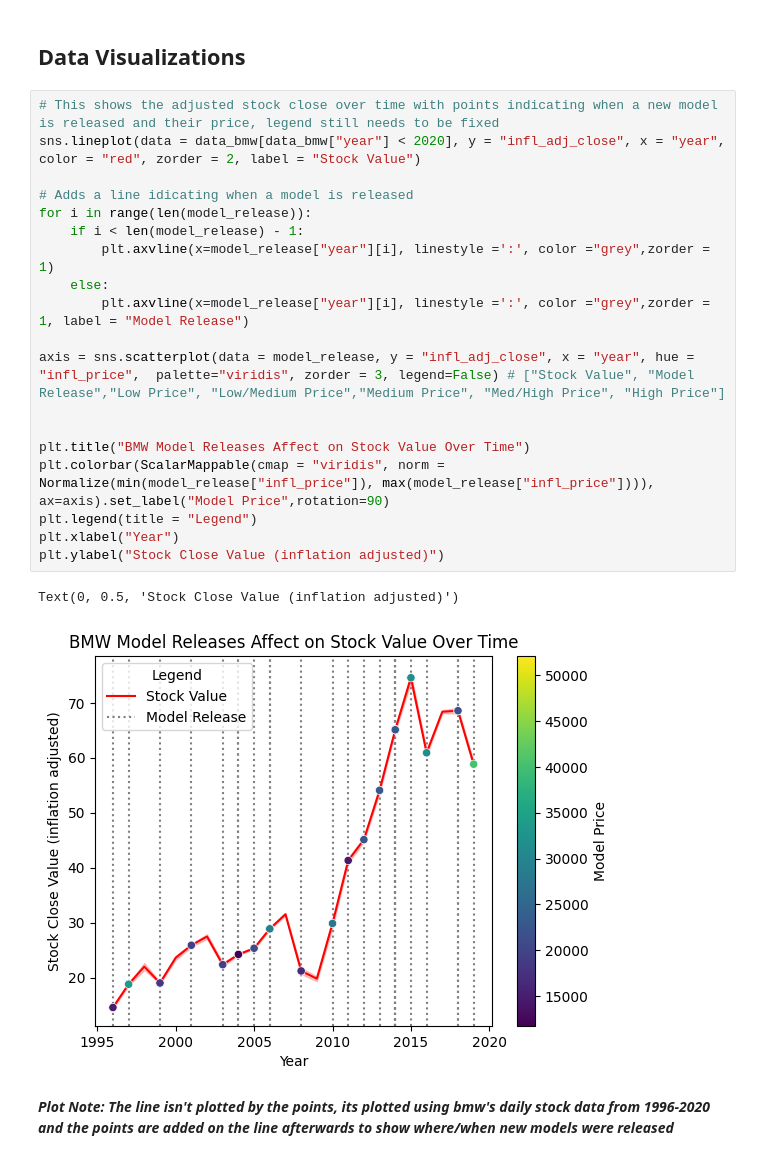
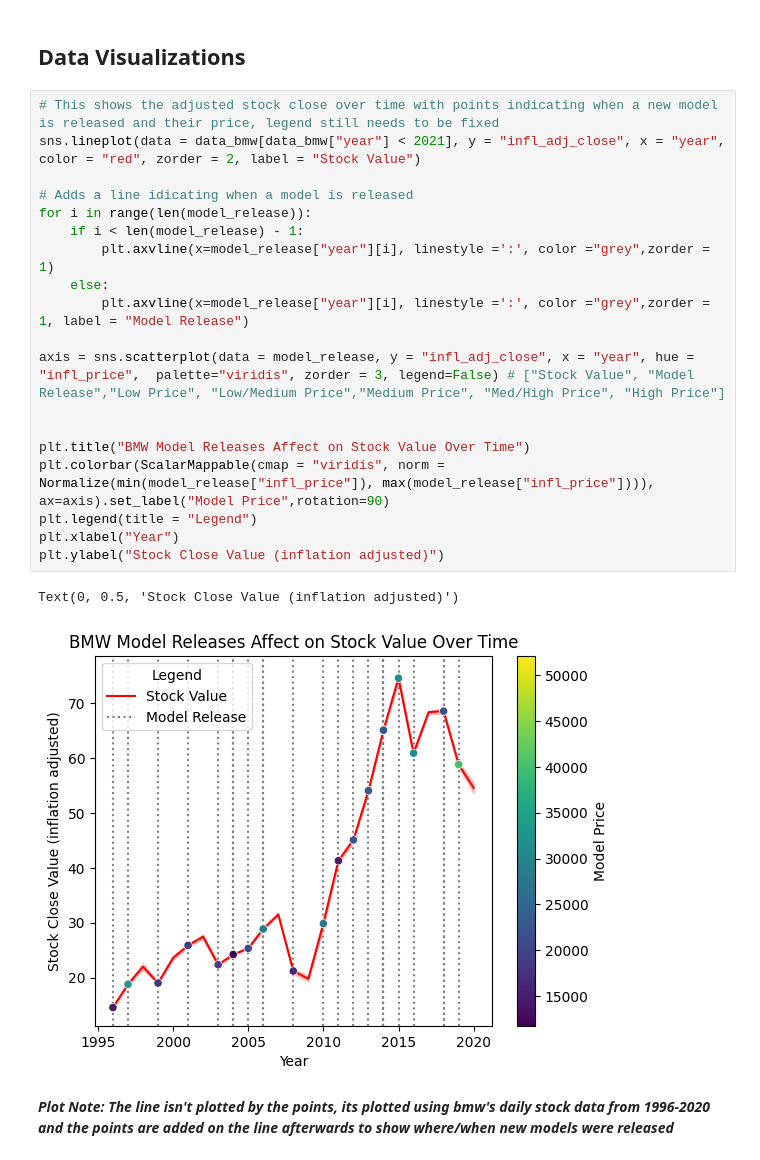
Before and after one commit to Kev-in123/DATA-200-Midterm, a Jupyter notebook: Midterm.ipynb, the cells around one changed output. Saved outputs shown, nothing was run; the diff lists cells and outputs as text.

```diff
--- a/Midterm.ipynb
+++ b/Midterm.ipynb
@@ -110,26 +110,26 @@ model_stock = pd.merge(data_cars, avg_year, on = "year")
 ## Data Visualizations
 # %%
 # This shows the adjusted stock close over time with points indicating when a new model is released and their price, legend still needs to be fixed
-sns.lineplot(data = data_bmw[data_bmw["year"] < 2020], y = "infl_adj_close", x = "year", color = "red", zorder = 2, label = "Stock Value")
+sns.lineplot(data = data_bmw[data_bmw["year"] < 2021], y = "infl_adj_close", x = "year", color = "red", zorder = 2, label = "Stock Value")
 
 # Adds a line idicating when a model is released
 for i in range(len(model_release)):
     if i < len(model_release) - 1:
         plt.axvline(x=model_release["year"][i], linestyle =':', color ="grey",zorder = 1)
     else:
         plt.axvline(x=model_release["year"][i], linestyle =':', color ="grey",zorder = 1, label = "Model Release")
 
 axis = sns.scatterplot(data = model_release, y = "infl_adj_close", x = "year", hue = "infl_price",  palette="viridis", zorder = 3, legend=False) # ["Stock Value", "Model Release","Low Price", "Low/Medium Price","Medium Price", "Med/High Price", "High Price"]
 
 
 plt.title("BMW Model Releases Affect on Stock Value Over Time")
 plt.colorbar(ScalarMappable(cmap = "viridis", norm = Normalize(min(model_release["infl_price"]), max(model_release["infl_price"]))), ax=axis).set_label("Model Price",rotation=90)
 plt.legend(title = "Legend")
 plt.xlabel("Year")
 plt.ylabel("Stock Close Value (inflation adjusted)")
 # %% [output]
 Text(0, 0.5, 'Stock Close Value (inflation adjusted)')
-[figure, old version]
+[figure, new version]
 # %% [markdown]
 ***Plot Note: The line isn't plotted by the points, its plotted using bmw's daily stock data from 1996-2020 and the points are added on the line afterwards to show where/when new models were released***
 # %% [markdown]
```
Also changed, not shown: parts of 10 cells of this notebook.
